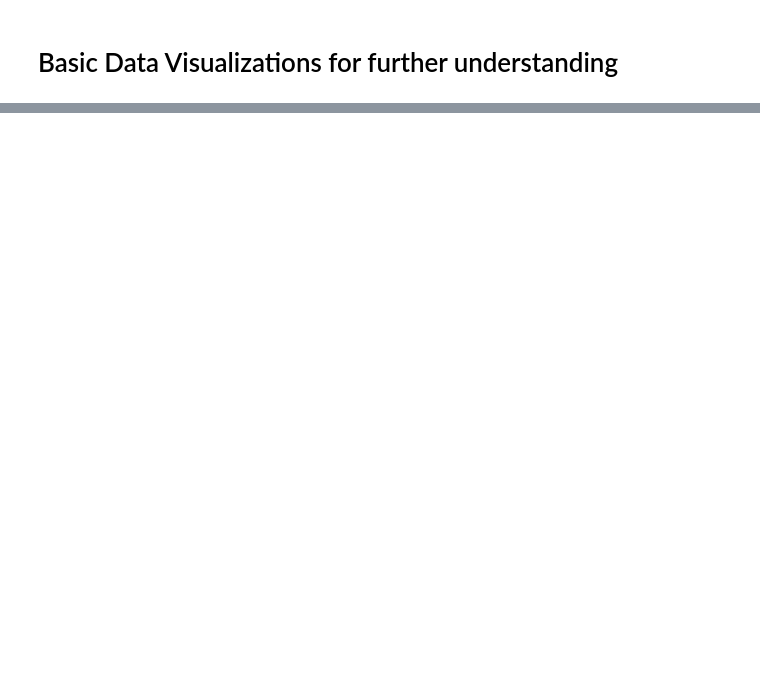
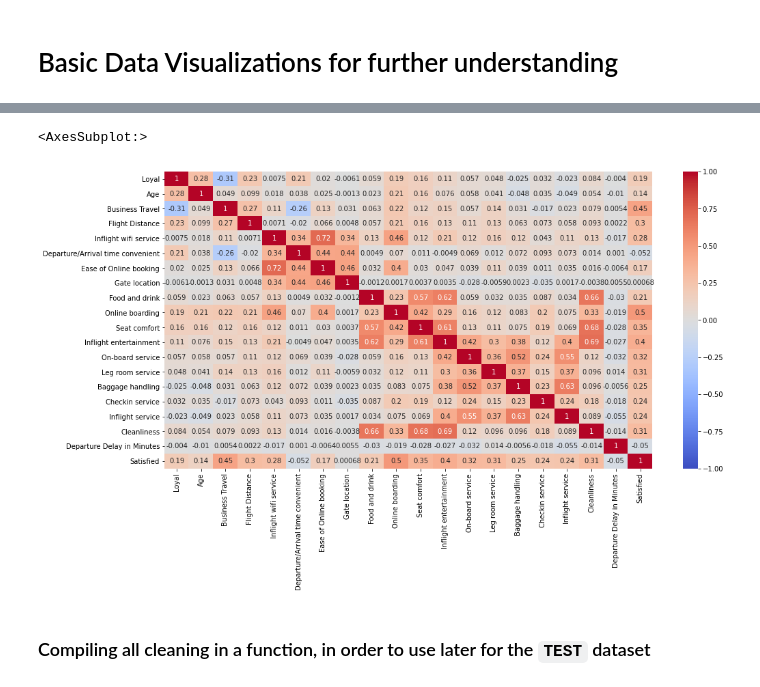
Before and after one commit to leo-cavalcante/airline-passenger-satisfaction, a Jupyter notebook: Airline Passenger Satisfaction.ipynb, the cells around one changed output, grey strips where cells are left out. Saved outputs shown, nothing was run; the diff lists cells and outputs as text; code cells hidden in the pictures; blank space fills up the shorter version.

```diff
--- a/Airline Passenger Satisfaction.ipynb
+++ b/Airline Passenger Satisfaction.ipynb
@@ -168,0 +229,12 @@ sns.pairplot(airlines)
+# %%
+# Droping column "Arrival Delay in Minutes"
+airlines.drop(columns="Arrival Delay in Minutes", inplace=True)
+
+# Printing the heatmap once again to verify that the multicollinearity problem
+plt.figure(figsize=(16,8))
+sns.heatmap(airlines.corr(),annot=True,cmap="coolwarm", vmin=-1)
+# %% [output]
+<AxesSubplot:>
+[figure, added]
+# %% [markdown]
+### Compiling all cleaning in a function, in order to use later for the `TEST` dataset
```
Also changed, not shown: parts of 10 cells of this notebook.
